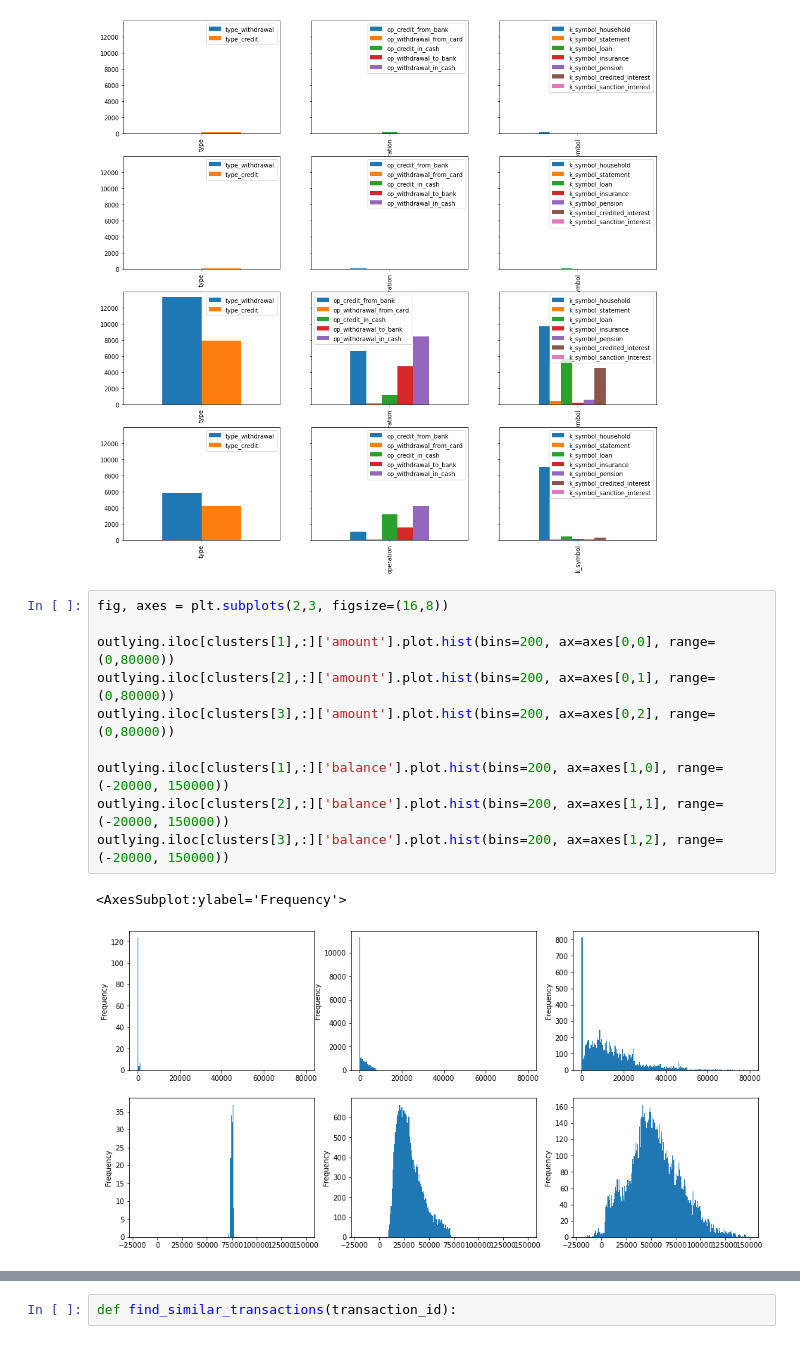
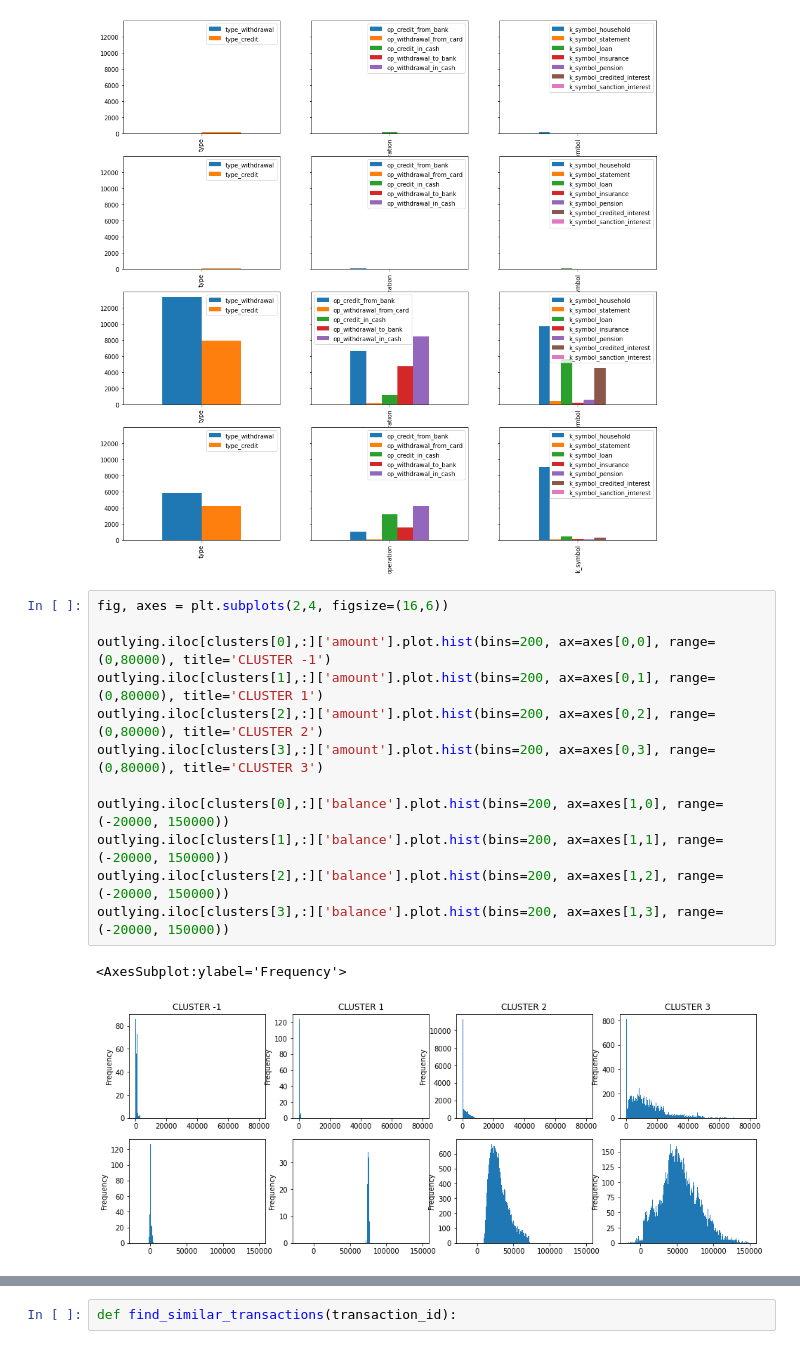
Before and after one commit to tfranza/ibotta_fraud, a Jupyter notebook: data/data_analysis/anomalies_analysis_complete_dataset.ipynb, the cells around one changed output, grey strips where cells are left out. Cells and saved outputs as stored; diff of their text form.

```diff
--- a/data/data_analysis/anomalies_analysis_complete_dataset.ipynb
+++ b/data/data_analysis/anomalies_analysis_complete_dataset.ipynb
@@ -568,15 +620,17 @@ pd.DataFrame(
 <AxesSubplot:>
 [figure]
 # %%
-fig, axes = plt.subplots(2,3, figsize=(16,8))
+fig, axes = plt.subplots(2,4, figsize=(16,6))
 
-outlying.iloc[clusters[1],:]['amount'].plot.hist(bins=200, ax=axes[0,0], range=(0,80000))
-outlying.iloc[clusters[2],:]['amount'].plot.hist(bins=200, ax=axes[0,1], range=(0,80000))
-outlying.iloc[clusters[3],:]['amount'].plot.hist(bins=200, ax=axes[0,2], range=(0,80000))
+outlying.iloc[clusters[0],:]['amount'].plot.hist(bins=200, ax=axes[0,0], range=(0,80000), title='CLUSTER -1')
+outlying.iloc[clusters[1],:]['amount'].plot.hist(bins=200, ax=axes[0,1], range=(0,80000), title='CLUSTER 1')
+outlying.iloc[clusters[2],:]['amount'].plot.hist(bins=200, ax=axes[0,2], range=(0,80000), title='CLUSTER 2')
+outlying.iloc[clusters[3],:]['amount'].plot.hist(bins=200, ax=axes[0,3], range=(0,80000), title='CLUSTER 3')
 
-outlying.iloc[clusters[1],:]['balance'].plot.hist(bins=200, ax=axes[1,0], range=(-20000, 150000))
-outlying.iloc[clusters[2],:]['balance'].plot.hist(bins=200, ax=axes[1,1], range=(-20000, 150000))
-outlying.iloc[clusters[3],:]['balance'].plot.hist(bins=200, ax=axes[1,2], range=(-20000, 150000))
+outlying.iloc[clusters[0],:]['balance'].plot.hist(bins=200, ax=axes[1,0], range=(-20000, 150000))
+outlying.iloc[clusters[1],:]['balance'].plot.hist(bins=200, ax=axes[1,1], range=(-20000, 150000))
+outlying.iloc[clusters[2],:]['balance'].plot.hist(bins=200, ax=axes[1,2], range=(-20000, 150000))
+outlying.iloc[clusters[3],:]['balance'].plot.hist(bins=200, ax=axes[1,3], range=(-20000, 150000))
 # %% [output]
 <AxesSubplot:ylabel='Frequency'>
-[figure, old version]
+[figure, new version]
```
Also changed, not shown: parts of 14 cells of this notebook, 5 other files.
